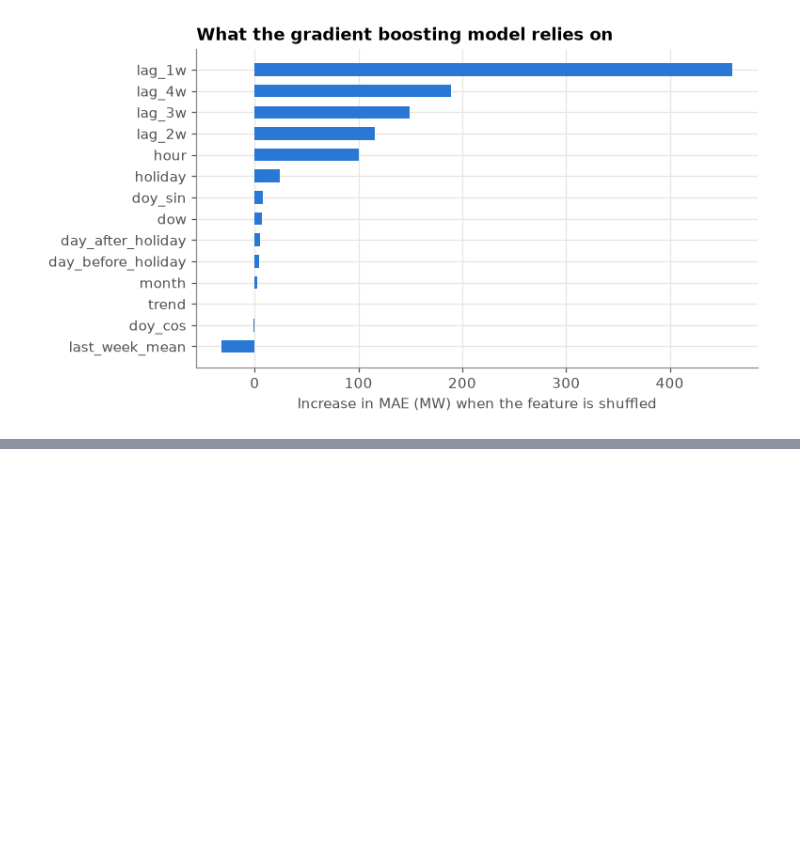
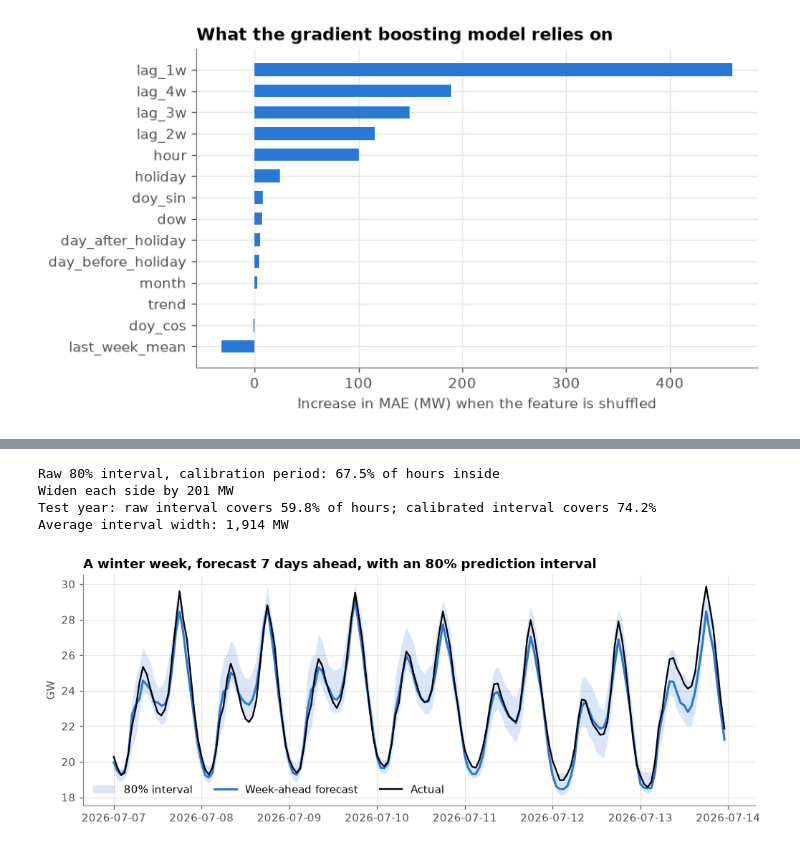
Before and after one commit to vusumuzinkosi/eskom-demand-forecasting, a Jupyter notebook: notebooks/03_model.ipynb, the cells around one changed output, grey strips where cells are left out. Saved outputs shown, nothing was run; the diff lists cells and outputs as text; code cells hidden in the pictures; blank space fills up the shorter version.

```diff
--- a/notebooks/03_model.ipynb
+++ b/notebooks/03_model.ipynb
@@ -178,0 +243,49 @@ plt.show()
+# %%
+def quantile_forecasts(origin_list):
+    lo, hi = [], []
+    for i, origin in enumerate(origin_list):
+        week = pd.date_range(origin, periods=168, freq="h")
+        if i % RETRAIN_EVERY == 0:
+            train_idx = X_all.index[(X_all.index < origin) & train_mask_base]
+            models = {q: HistGradientBoostingRegressor(loss="quantile", quantile=q, max_iter=300, learning_rate=0.05,
+                                                       categorical_features=[FEATS.index("dow")], random_state=42)
+                         .fit(X_all.loc[train_idx, FEATS], y.loc[train_idx]) for q in (0.1, 0.9)}
+        lo.append(pd.Series(models[0.1].predict(X_all.loc[week, FEATS]), index=week))
+        hi.append(pd.Series(models[0.9].predict(X_all.loc[week, FEATS]), index=week))
+    return pd.concat(lo), pd.concat(hi)
+
+# 1. Calibration period: the 26 weeks just before the test year
+cal_origins = pd.date_range(TEST_START - pd.Timedelta(weeks=26), periods=26, freq="7D")
+cal_lo, cal_hi = quantile_forecasts(cal_origins)
+cal_y = y.loc[cal_lo.index]
+print(f"Raw 80% interval, calibration period: {cal_y.between(cal_lo, cal_hi).mean():.1%} of hours inside")
+
+# 2. How far outside the interval actual values fall (negative = inside), and the widening needed for 80%
+conformity = np.maximum(cal_lo - cal_y, cal_y - cal_hi)
+widen = float(np.quantile(conformity, 0.8))
+print(f"Widen each side by {widen:,.0f} MW")
+
+# 3. Apply to the test year
+test_lo, test_hi = quantile_forecasts(origins)
+forecasts["p10"], forecasts["p90"] = test_lo - widen, test_hi + widen
+raw_inside = forecasts.actual.between(test_lo, test_hi)
+inside = forecasts.actual.between(forecasts.p10, forecasts.p90)
+print(f"Test year: raw interval covers {raw_inside.mean():.1%} of hours; calibrated interval covers {inside.mean():.1%}")
+print(f"Average interval width: {(forecasts.p90 - forecasts.p10).mean():,.0f} MW")
+# %% [output]
+Raw 80% interval, calibration period: 67.5% of hours inside
+Widen each side by 201 MW
+Test year: raw interval covers 59.8% of hours; calibrated interval covers 74.2%
+Average interval width: 1,914 MW
+# %%
+wk = forecasts.loc["2026-07-07":"2026-07-13 23:00"]
+fig, ax = plt.subplots(figsize=(11, 3.8))
+ax.fill_between(wk.index, wk.p10 / 1000, wk.p90 / 1000, color=BLUE, alpha=0.18, linewidth=0, label="80% interval")
+ax.plot(wk.index, wk.gradient_boosting / 1000, color=BLUE, label="Week-ahead forecast")
+ax.plot(wk.index, wk.actual / 1000, color="black", linewidth=1.5, label="Actual")
+ax.set_ylabel("GW"); ax.legend(ncol=3, loc="lower left")
+ax.set_title("A winter week, forecast 7 days ahead, with an 80% prediction interval")
+fig.savefig("../figures/forecast_week_with_interval.png")
+plt.show()
+# %% [output]
+[figure, added]
```
Also changed, not shown: parts of 7 cells of this notebook, 3 other files.
